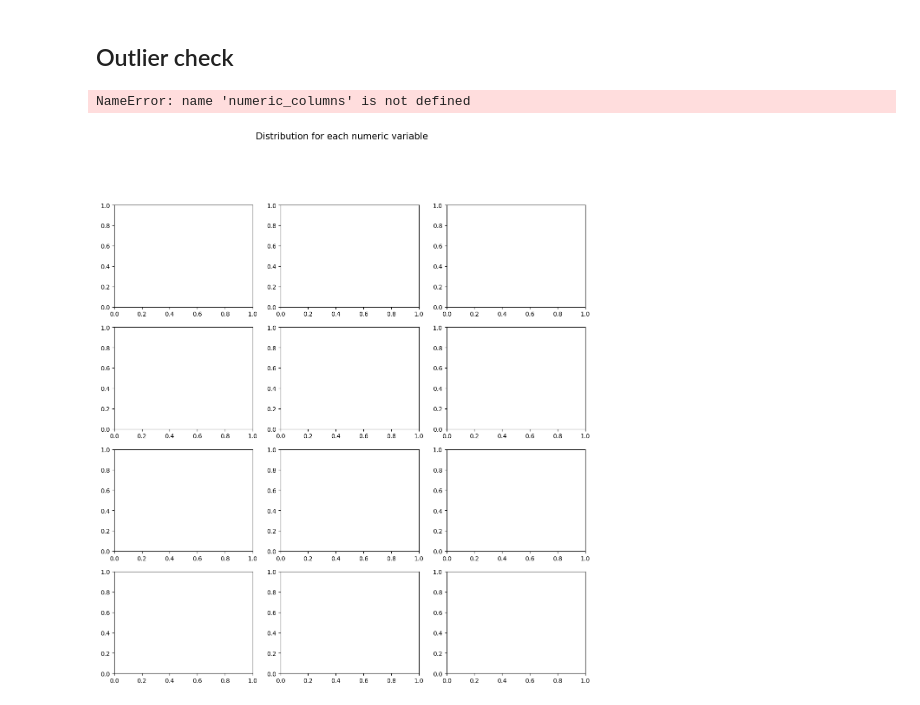
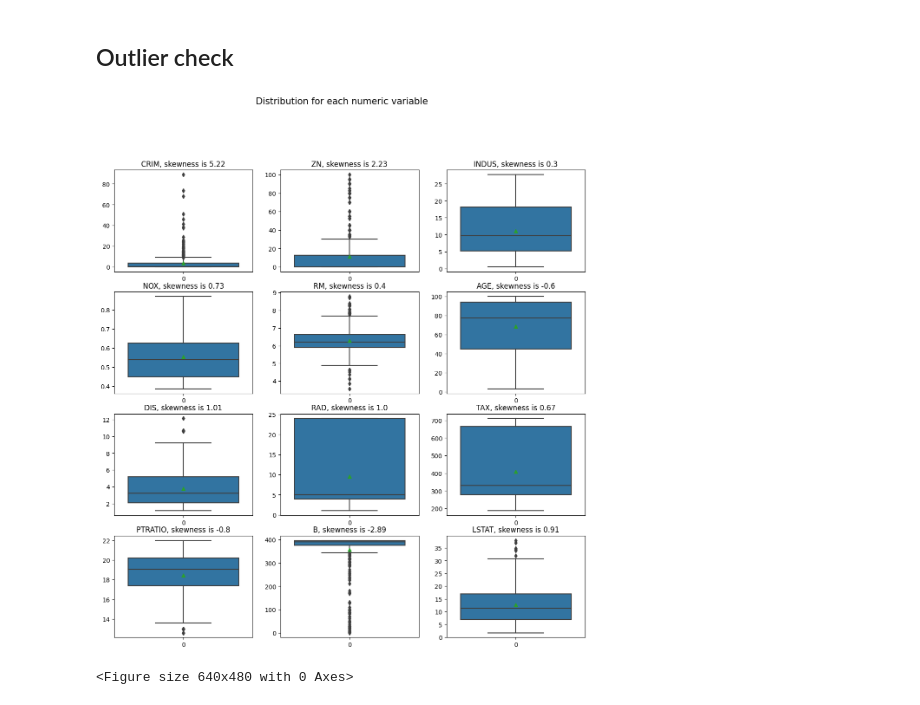
Before and after one commit to snlDIU/mlzoomcamp_capstone2, a Jupyter notebook: ML_EDA.ipynb, the cells around one changed output. Saved outputs shown, nothing was run; the diff lists cells and outputs as text; code cells hidden in the pictures.

```diff
--- a/ML_EDA.ipynb
+++ b/ML_EDA.ipynb
@@ -295,17 +295,18 @@ Here we can see people teach ratio and price are somewhat inversly related.
 ## Outlier check
 # %%
 # Check if the data has any outlier
+numeric_columns = ['CRIM', 'ZN', 'INDUS', 'NOX', 'RM', 'AGE', 'DIS', 'RAD', 'TAX', 'PTRATIO', 'B', 'LSTAT']
 
 fig, axs = plt.subplots(4, 3, figsize=(14, 14))
 fig.suptitle('Distribution for each numeric variable', y=1, size=15)
 axs = axs.flatten()
 
 for i, data in enumerate(numeric_columns):
     sns.boxplot(dataset[data].values, ax=axs[i], showmeans=True, meanprops={'linewidth': 1, 'color': 'red'})
     axs[i].set_title(data + ', skewness is ' + str(round(dataset[data].skew(axis=0, skipna=True), 2)))
 
 plt.show()
 plt.tight_layout()
 # %% [output]
+[figure, new version]
-NameError: name 'numeric_columns' is not defined
+<Figure size 640x480 with 0 Axes>
-[figure, old version]
```
